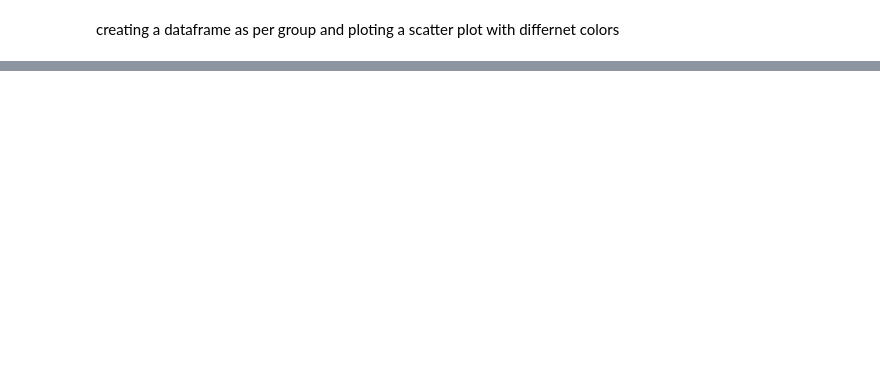
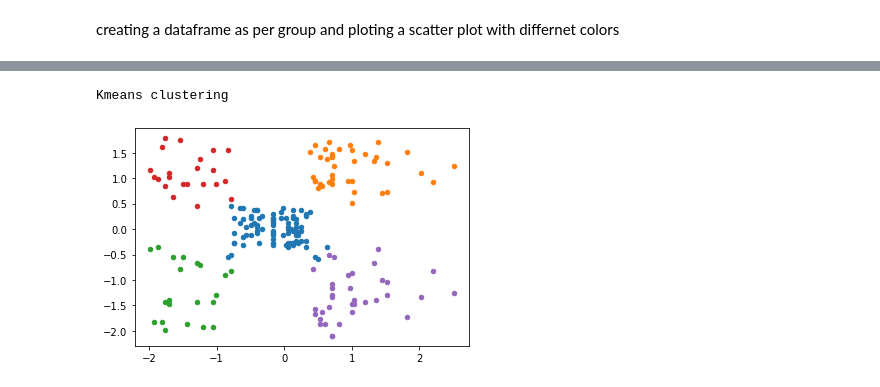
Before and after one commit to Agramoflife/My_machine_learning_notebooks, a Jupyter notebook: asg k means clustering.ipynb, the cells around one changed output, grey strips where cells are left out. Saved outputs shown, nothing was run; the diff lists cells and outputs as text; code cells hidden in the pictures; blank space fills up the shorter version.

```diff
--- a/asg k means clustering.ipynb
+++ b/asg k means clustering.ipynb
@@ -313,0 +415,4 @@ NameError: name 'powerdemo' is not defined
+# %%
+from sklearn.cluster import AgglomerativeClustering
+hc =  AgglomerativeClustering(n_clusters = 5, affinity = 'euclidean', linkage = 'ward' )
+y_hc = hc.fit_predict(powerdemo.iloc[:,:2].values)
@@ -313,0 +423,4 @@ NameError: name 'powerdemo' is not defined
+# %%
+powerdemo.rename(columns = {'labels':'K means labels'},inplace = True)
+# %%
+powerdemo['Hier labels'] = y_hc
@@ -313,0 +438,9 @@ NameError: name 'powerdemo' is not defined
+# %%
+print('Kmeans clustering')
+colors = ['r', 'g', 'b', 'y', 'c']
+for i in range(0,5):
+    plt.scatter(powerdemo[powerdemo['K means labels'] == i].iloc[:,0],powerdemo[powerdemo['K means labels'] == i].iloc[:,1], s=20)
+plt.show()
+# %% [output]
+Kmeans clustering
+[figure, added]
```
Also changed, not shown: parts of 44 cells of this notebook, 3 other files.
